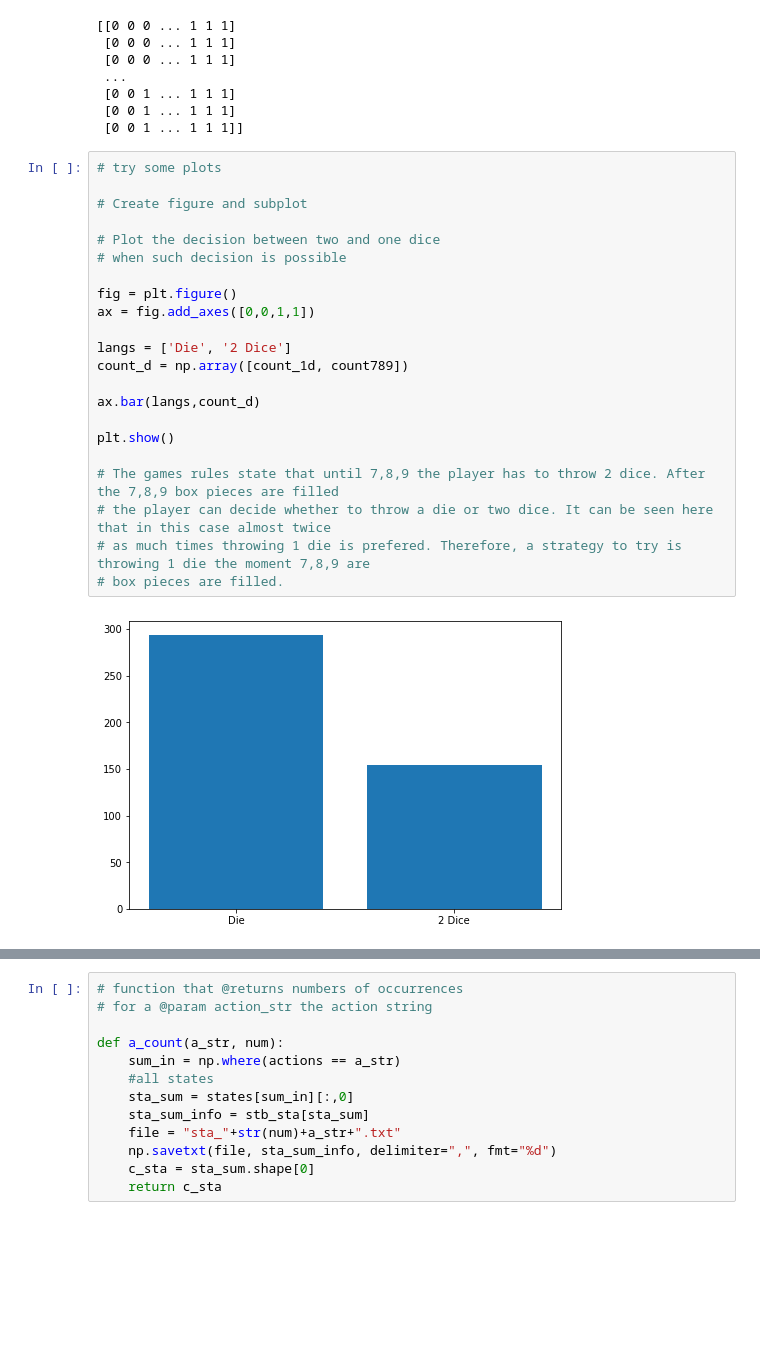
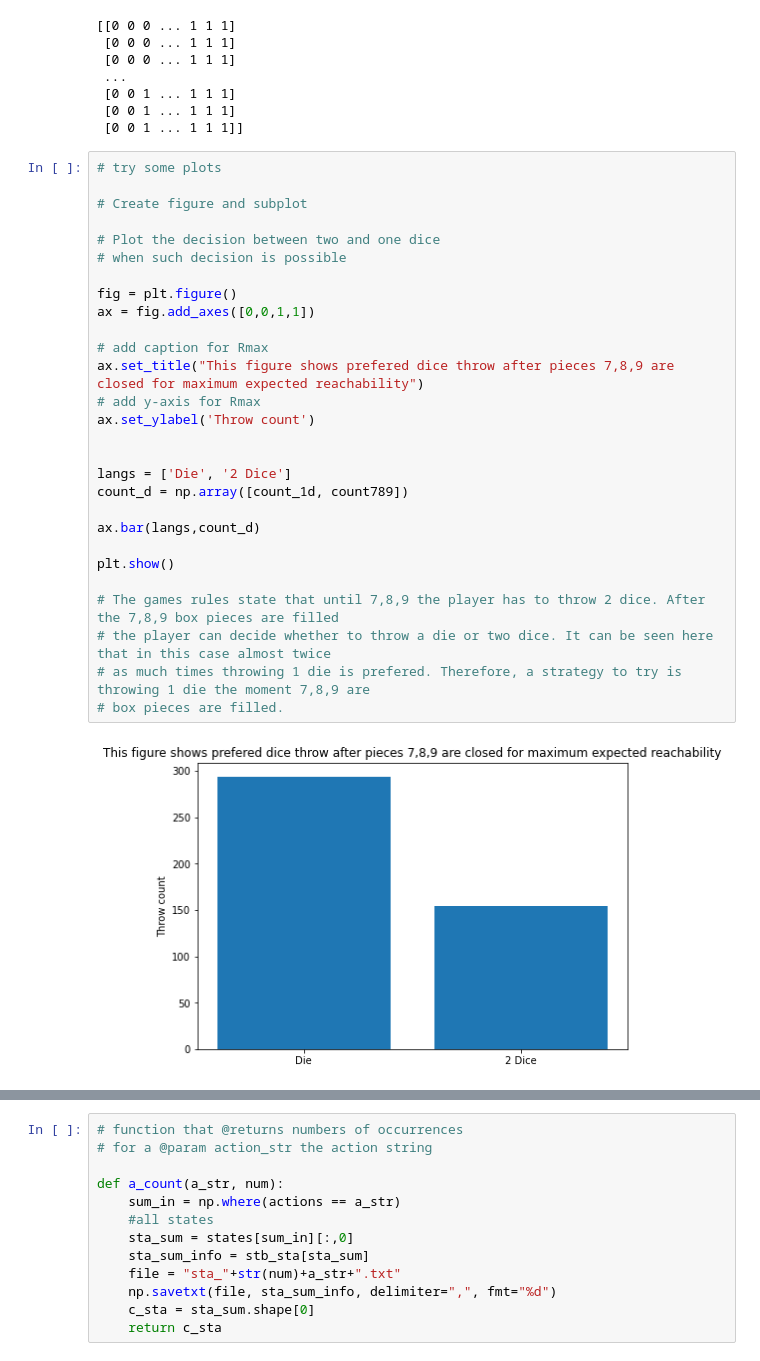
Before and after one commit to susamusa29/Prism-Modelling-Level4-Project, a Jupyter notebook: shut-the-box-game/property_analysis/Data_analysis.ipynb, the cells around one changed output, grey strips where cells are left out. Saved outputs shown, nothing was run; the diff lists cells and outputs as text; blank space fills up the shorter version.

```diff
--- a/shut-the-box-game/property_analysis/Data_analysis.ipynb
+++ b/shut-the-box-game/property_analysis/Data_analysis.ipynb
@@ -143,24 +149,30 @@ count_1d = states_one_die.shape[0]
 # %%
 # try some plots
 
 # Create figure and subplot
 
 # Plot the decision between two and one dice
 # when such decision is possible
 
 fig = plt.figure()
 ax = fig.add_axes([0,0,1,1])
+
+# add caption for Rmax
+ax.set_title("This figure shows prefered dice throw after pieces 7,8,9 are closed for maximum expected reachability")
+# add y-axis for Rmax
+ax.set_ylabel('Throw count')
+
 
 langs = ['Die', '2 Dice']
 count_d = np.array([count_1d, count789])
 
 ax.bar(langs,count_d)
 
 plt.show()
 
 # The games rules state that until 7,8,9 the player has to throw 2 dice. After the 7,8,9 box pieces are filled
 # the player can decide whether to throw a die or two dice. It can be seen here that in this case almost twice
 # as much times throwing 1 die is prefered. Therefore, a strategy to try is throwing 1 die the moment 7,8,9 are
 # box pieces are filled.
 # %% [output]
-[figure, old version]
+[figure, new version]
```
Also changed, not shown: parts of 27 cells of this notebook, 13 other files.
